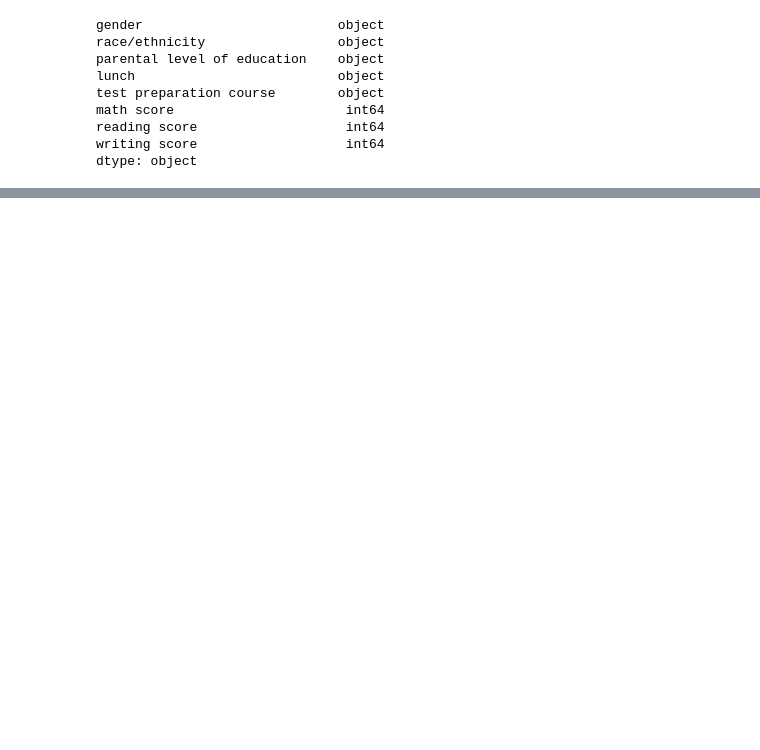
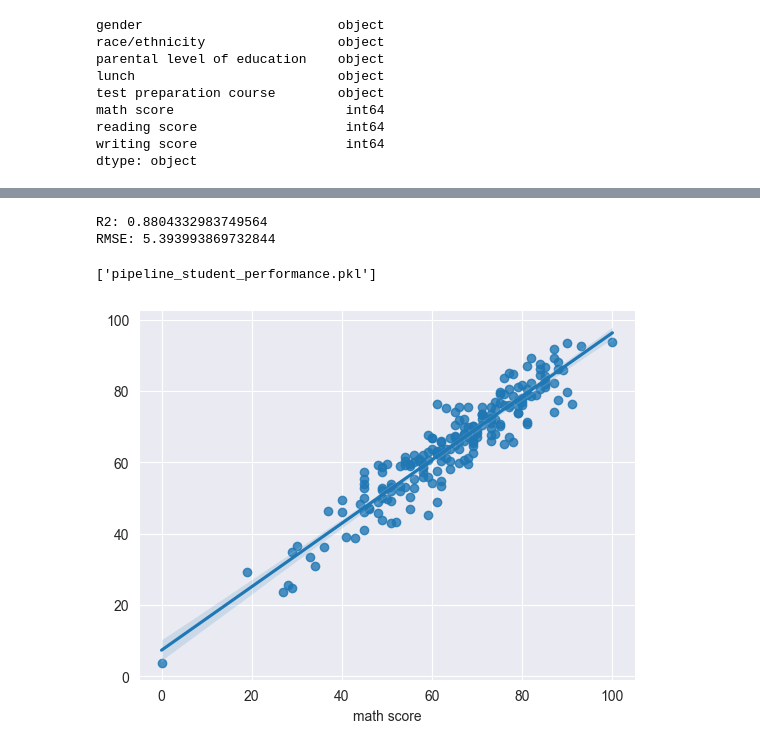
Before and after one commit to kaymansrinivasan/Machine_Learning, a Jupyter notebook: .ipynb/Student_Performance_LR3.ipynb, the cells around one changed output, grey strips where cells are left out. Saved outputs shown, nothing was run; the diff lists cells and outputs as text; code cells hidden in the pictures; blank space fills up the shorter version.

```diff
--- a/.ipynb/Student_Performance_LR3.ipynb
+++ b/.ipynb/Student_Performance_LR3.ipynb
@@ -31,0 +62,13 @@ Right now we have "math score, reading score, writing score" we take either one
+# %%
+pipeline = Pipeline(steps=[
+    ("preprocessor", preprocessor),
+    ("model", LinearRegression())
+])
+# %%
+from sklearn.model_selection import train_test_split
+
+X_train, X_test, y_train, y_test = train_test_split(
+    X, y, test_size=0.2, random_state=42
+)
+# %%
+pipeline.fit(X_train, y_train)
@@ -32 +85,22 @@ Right now we have "math score, reading score, writing score" we take either one
+# %%
+from sklearn.metrics import r2_score, mean_squared_error
+import numpy as np
+
+y_pred = pipeline.predict(X_test)
+
+print("R2:", r2_score(y_test, y_pred))
+print("RMSE:", np.sqrt(mean_squared_error(y_test, y_pred)))
+# %% [output]
+R2: 0.8804332983749564
+RMSE: 5.393993869732844
+# %%
+import joblib as jl
+jl.dump(pipeline, "pipeline_student_performance.pkl")
+# %% [output]
+['pipeline_student_performance.pkl']
+# %%
+sns.regplot(x=y_test, y=y_pred)
+plt.show()
+# %% [output]
+[figure, added]
 # %%
```
Also changed, not shown: parts of 21 cells of this notebook, 2 other files.
